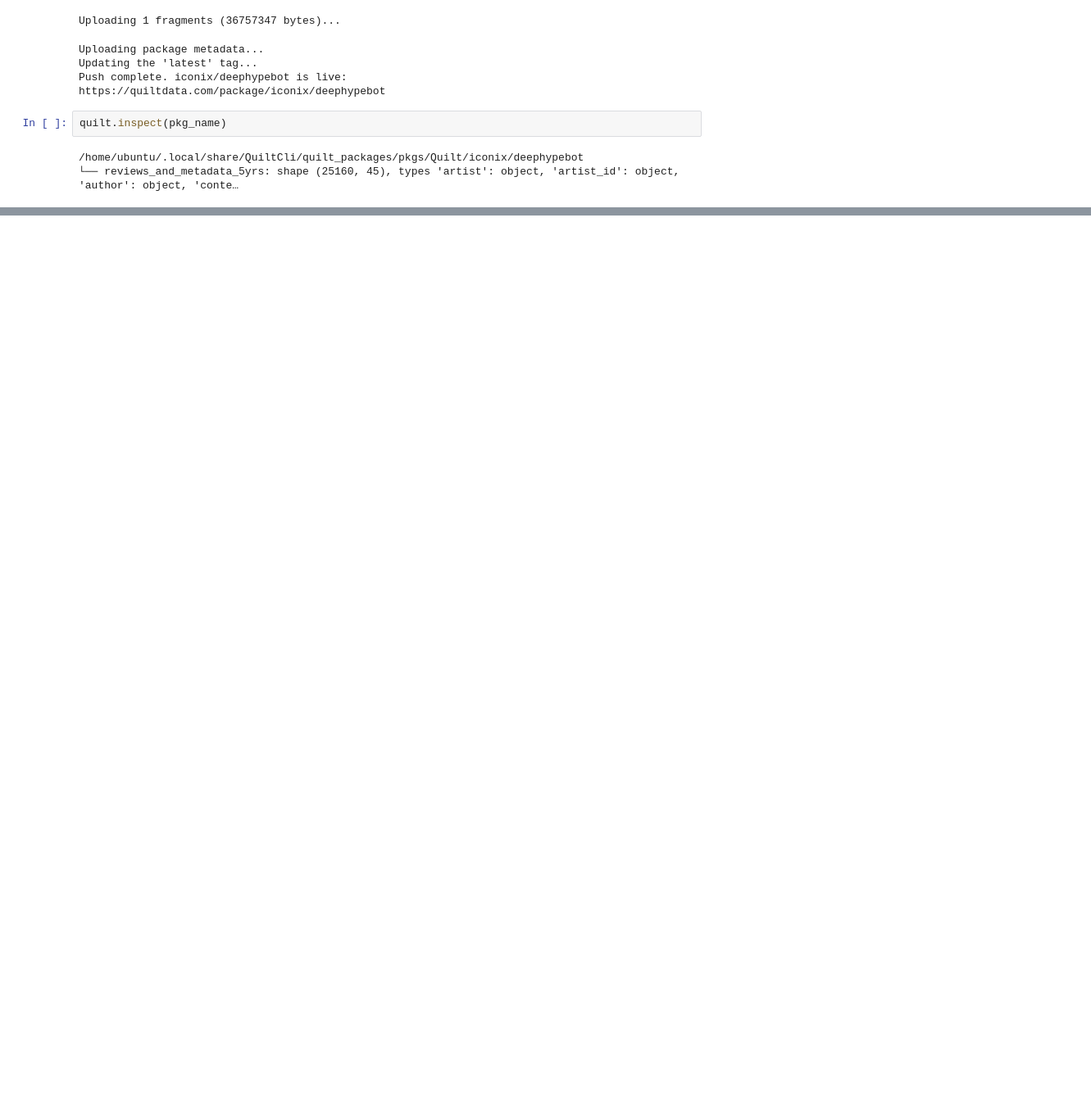
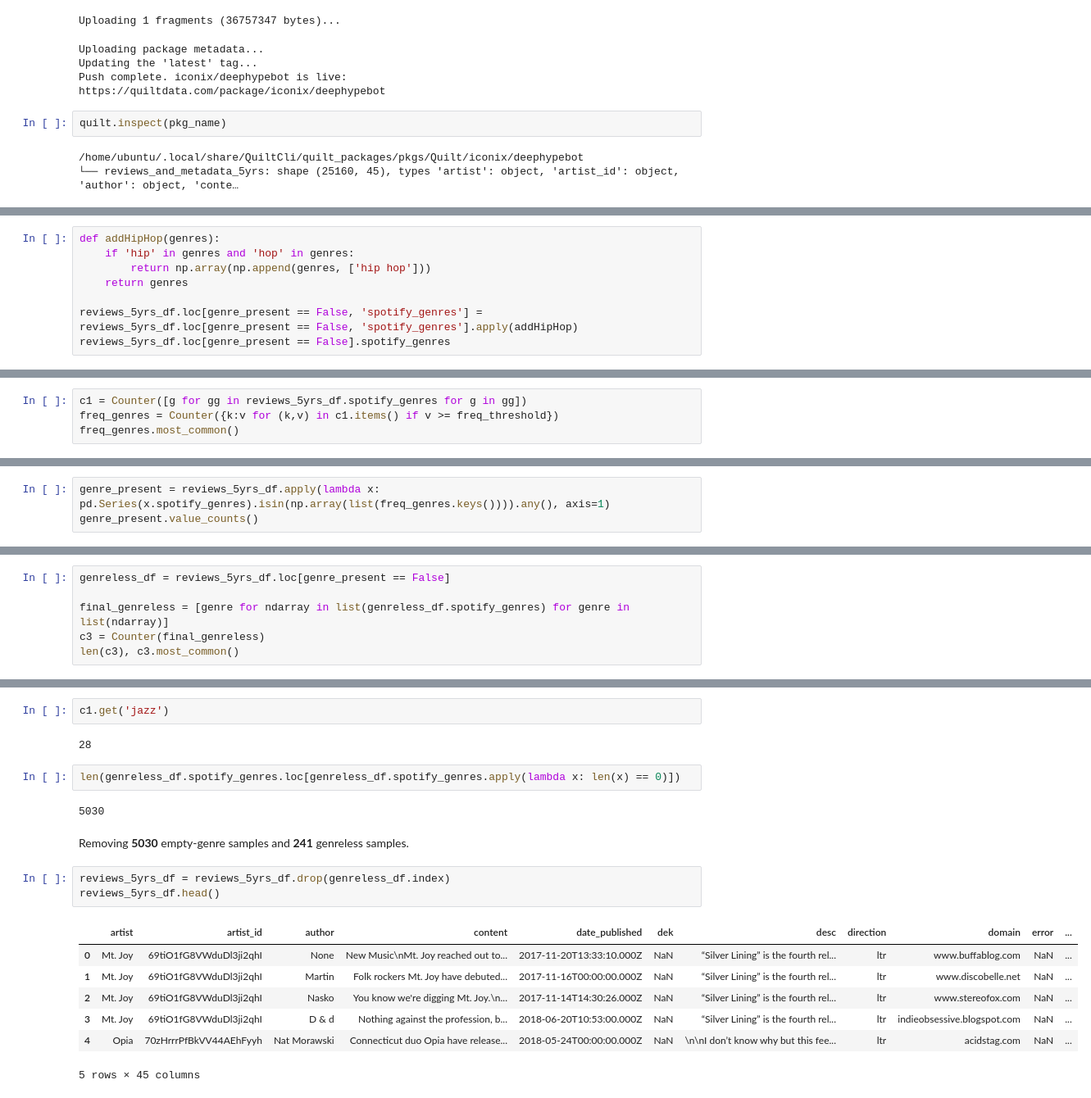
Before and after one commit to iconix/openai, a Jupyter notebook: nbs/quilt.ipynb, the cells around one changed output, grey strips where cells are left out. Shown at 82% size. Drawn from its saved outputs; the diff is of its cells as text; blank space fills up the shorter version.

```diff
--- a/nbs/quilt.ipynb
+++ b/nbs/quilt.ipynb
@@ -100,0 +348,8 @@ quilt.inspect(pkg_name)
+# %%
+def addHipHop(genres):
+    if 'hip' in genres and 'hop' in genres:
+        return np.array(np.append(genres, ['hip hop']))
+    return genres
+
+reviews_5yrs_df.loc[genre_present == False, 'spotify_genres'] = reviews_5yrs_df.loc[genre_present == False, 'spotify_genres'].apply(addHipHop)
+reviews_5yrs_df.loc[genre_present == False].spotify_genres
@@ -100,0 +374,4 @@ quilt.inspect(pkg_name)
+# %%
+c1 = Counter([g for gg in reviews_5yrs_df.spotify_genres for g in gg])
+freq_genres = Counter({k:v for (k,v) in c1.items() if v >= freq_threshold})
+freq_genres.most_common()
@@ -100,0 +398,3 @@ quilt.inspect(pkg_name)
+# %%
+genre_present = reviews_5yrs_df.apply(lambda x: pd.Series(x.spotify_genres).isin(np.array(list(freq_genres.keys()))).any(), axis=1)
+genre_present.value_counts()
@@ -100,0 +411,6 @@ quilt.inspect(pkg_name)
+# %%
+genreless_df = reviews_5yrs_df.loc[genre_present == False]
+
+final_genreless = [genre for ndarray in list(genreless_df.spotify_genres) for genre in list(ndarray)]
+c3 = Counter(final_genreless)
+len(c3), c3.most_common()
@@ -100,0 +435,21 @@ quilt.inspect(pkg_name)
+# %%
+c1.get('jazz')
+# %% [output]
+28
+# %%
+len(genreless_df.spotify_genres.loc[genreless_df.spotify_genres.apply(lambda x: len(x) == 0)])
+# %% [output]
+5030
+# %% [markdown]
+Removing **5030** empty-genre samples and **241** genreless samples.
+# %%
+reviews_5yrs_df = reviews_5yrs_df.drop(genreless_df.index)
+reviews_5yrs_df.head()
+# %% [output]
+|  | artist | artist_id | author | content | date_published | dek | desc | direction | domain | error | ... |
+| 0 | Mt. Joy | 69tiO1fG8VWduDl3ji2qhI | None | New Music\nMt. Joy reached out to... | 2017-11-20T13:33:10.000Z | NaN | “Silver Lining” is the fourth rel... | ltr | www.buffablog.com | NaN | ... |
+| 1 | Mt. Joy | 69tiO1fG8VWduDl3ji2qhI | Martin | Folk rockers Mt. Joy have debuted... | 2017-11-16T00:00:00.000Z | NaN | “Silver Lining” is the fourth rel... | ltr | www.discobelle.net | NaN | ... |
+| 2 | Mt. Joy | 69tiO1fG8VWduDl3ji2qhI | Nasko | You know we're digging Mt. Joy.\n... | 2017-11-14T14:30:26.000Z | NaN | “Silver Lining” is the fourth rel... | ltr | www.stereofox.com | NaN | ... |
+| 3 | Mt. Joy | 69tiO1fG8VWduDl3ji2qhI | D & d | Nothing against the profession, b... | 2018-06-20T10:53:00.000Z | NaN | “Silver Lining” is the fourth rel... | ltr | indieobsessive.blogspot.com | NaN | ... |
+| 4 | Opia | 70zHrrrPfBkVV44AEhFyyh | Nat Morawski | Connecticut duo Opia have release... | 2018-05-24T00:00:00.000Z | NaN | \n\nI don’t know why but this fee... | ltr | acidstag.com | NaN | ... |
+5 rows × 45 columns
```
Also changed, not shown: parts of 54 cells of this notebook.
